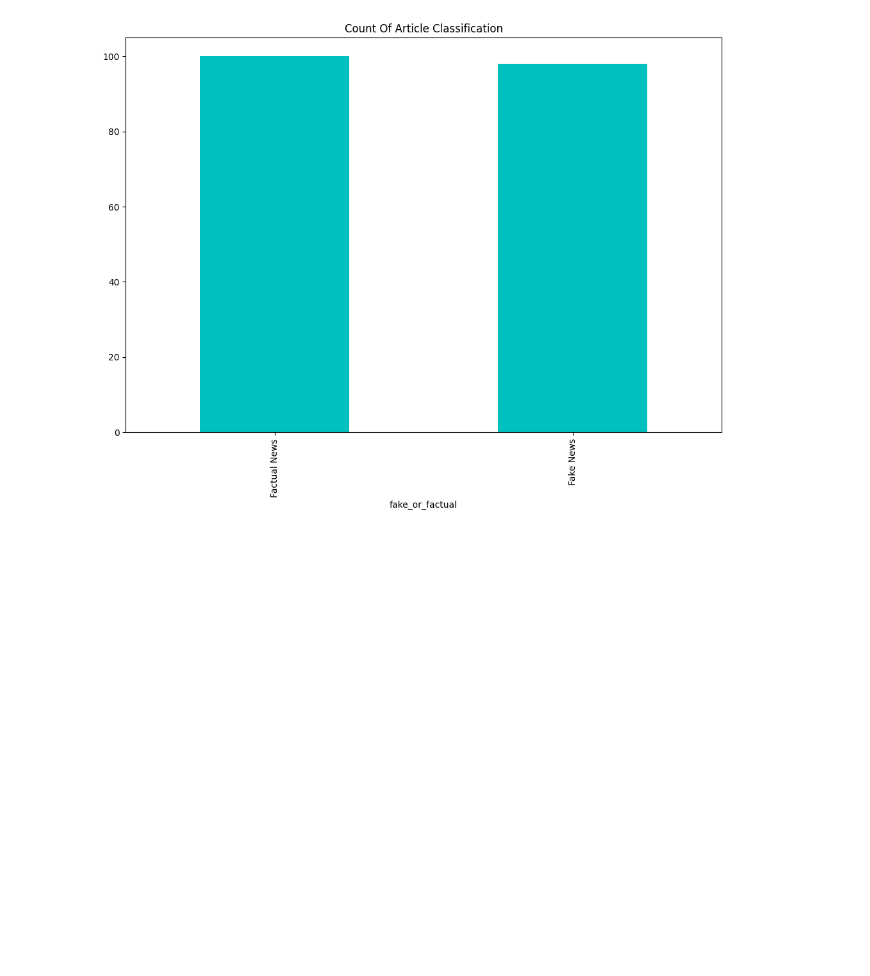
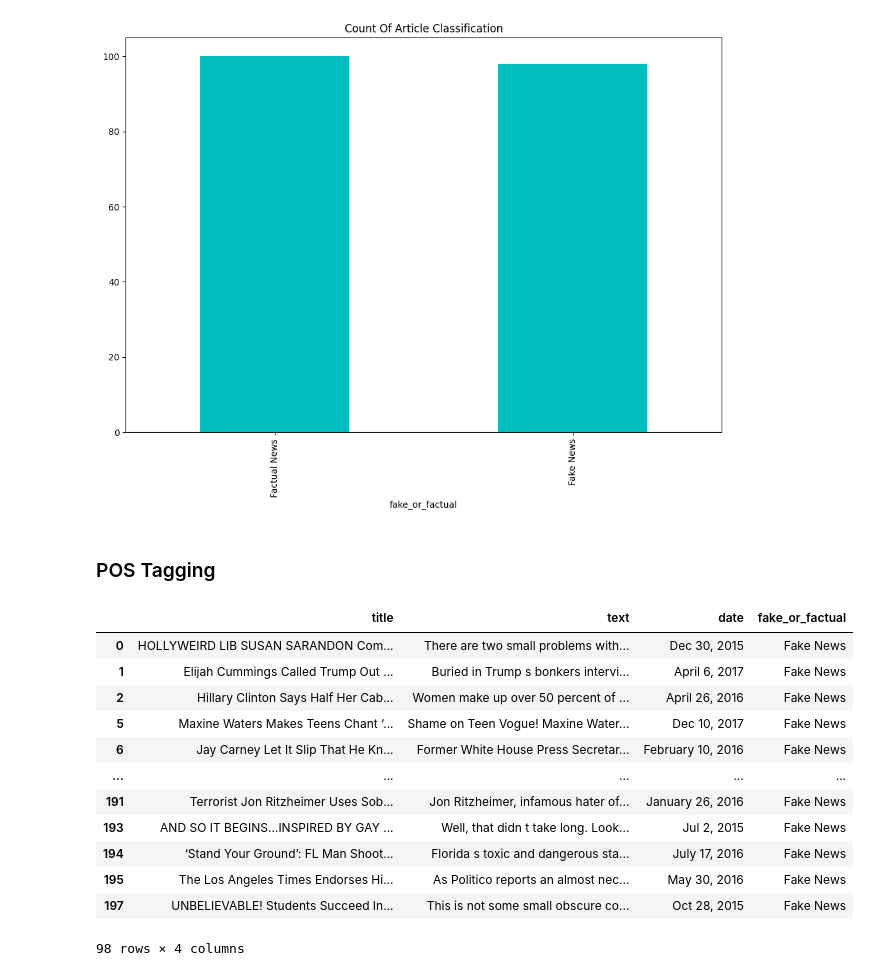
Before and after one commit to juliao-martins-dev/ai-engineer-journey, a Jupyter notebook: notebooks/nlp/8 Practical.ipynb, the cells around one changed output. Cells and saved outputs as stored; diff of their text form; code cells hidden in the pictures; blank space fills up the shorter version.

```diff
--- a/notebooks/nlp/8 Practical.ipynb
+++ b/notebooks/nlp/8 Practical.ipynb
@@ -55,3 +55,5 @@ plt.title("Count Of Article Classification")
 # %% [output]
 Text(0.5, 1.0, 'Count Of Article Classification')
 [figure]
+# %% [markdown]
+### POS Tagging
@@ -57,0 +62,19 @@ Text(0.5, 1.0, 'Count Of Article Classification')
+# %%
+fake_news = data[data["fake_or_factual"] == "Fake News"]
+fact_news = data[data["fake_or_factual"] == "Factual News"]
+# %%
+fake_news
+# %% [output]
+|  | title | text | date | fake_or_factual |
+| 0 | HOLLYWEIRD LIB SUSAN SARANDON Com... | There are two small problems with... | Dec 30, 2015 | Fake News |
+| 1 | Elijah Cummings Called Trump Out ... | Buried in Trump s bonkers intervi... | April 6, 2017 | Fake News |
+| 2 | Hillary Clinton Says Half Her Cab... | Women make up over 50 percent of ... | April 26, 2016 | Fake News |
+| 5 | Maxine Waters Makes Teens Chant ‘... | Shame on Teen Vogue! Maxine Water... | Dec 10, 2017 | Fake News |
+| 6 | Jay Carney Let It Slip That He Kn... | Former White House Press Secretar... | February 10, 2016 | Fake News |
+| ... | ... | ... | ... | ... |
+| 191 | Terrorist Jon Ritzheimer Uses Sob... | Jon Ritzheimer, infamous hater of... | January 26, 2016 | Fake News |
+| 193 | AND SO IT BEGINS…INSPIRED BY GAY ... | Well, that didn t take long. Look... | Jul 2, 2015 | Fake News |
+| 194 | ‘Stand Your Ground’: FL Man Shoot... | Florida s toxic and dangerous sta... | July 17, 2016 | Fake News |
+| 195 | The Los Angeles Times Endorses Hi... | As Politico reports an almost nec... | May 30, 2016 | Fake News |
+| 197 | UNBELIEVABLE! Students Succeed In... | This is not some small obscure co... | Oct 28, 2015 | Fake News |
+98 rows × 4 columns
```
Also changed, not shown: parts of 9 cells of this notebook.
